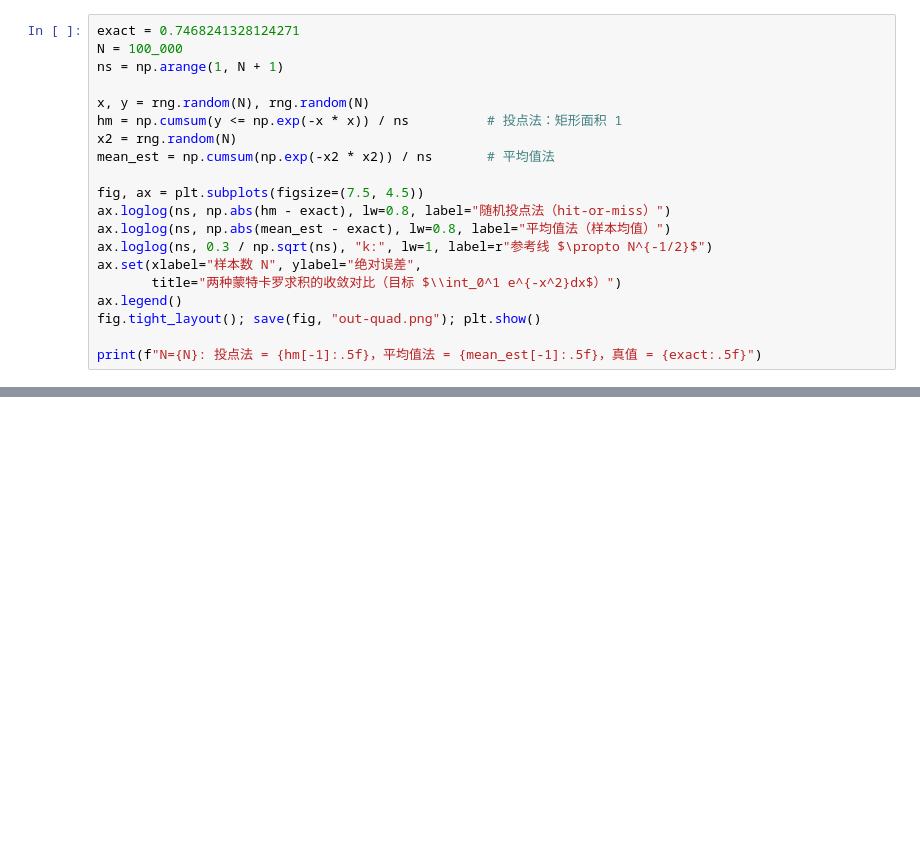
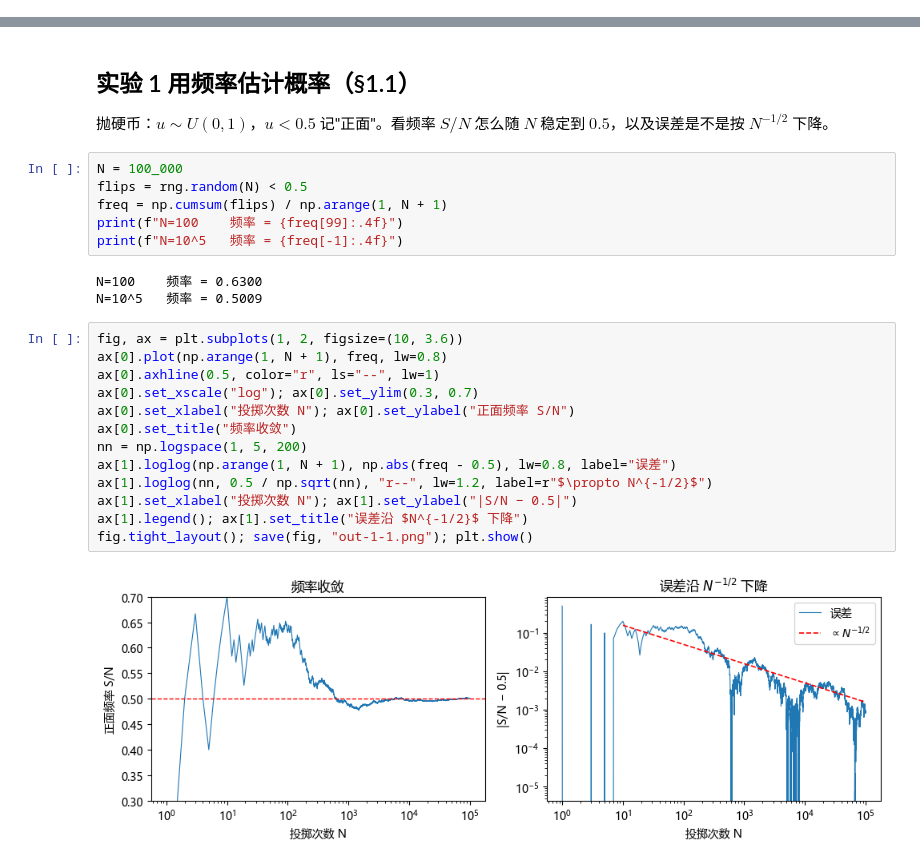
Before and after one commit to linxiawmt/MASAMI-Brain, a Jupyter notebook: docs/mc/nb/ch01.ipynb, the cells around one changed output, grey strips where cells are left out. Drawn from its saved outputs; the diff is of its cells as text; blank space fills up the shorter version.

```diff
--- a/docs/mc/nb/ch01.ipynb
+++ b/docs/mc/nb/ch01.ipynb
@@ -189,20 +0,0 @@ fig.tight_layout(); save(fig, "out-hitormiss.png"); plt.show()
-# %%
-exact = 0.7468241328124271
-N = 100_000
-ns = np.arange(1, N + 1)
-
-x, y = rng.random(N), rng.random(N)
-hm = np.cumsum(y <= np.exp(-x * x)) / ns          # 投点法：矩形面积 1
-x2 = rng.random(N)
-mean_est = np.cumsum(np.exp(-x2 * x2)) / ns       # 平均值法
-
-fig, ax = plt.subplots(figsize=(7.5, 4.5))
-ax.loglog(ns, np.abs(hm - exact), lw=0.8, label="随机投点法（hit-or-miss）")
-ax.loglog(ns, np.abs(mean_est - exact), lw=0.8, label="平均值法（样本均值）")
-ax.loglog(ns, 0.3 / np.sqrt(ns), "k:", lw=1, label=r"参考线 $\propto N^{-1/2}$")
-ax.set(xlabel="样本数 N", ylabel="绝对误差",
-       title="两种蒙特卡罗求积的收敛对比（目标 $\\int_0^1 e^{-x^2}dx$）")
-ax.legend()
-fig.tight_layout(); save(fig, "out-quad.png"); plt.show()
-
-print(f"N={N}: 投点法 = {hm[-1]:.5f}，平均值法 = {mean_est[-1]:.5f}，真值 = {exact:.5f}")
@@ -217,0 +24,28 @@ N=100000: 投点法 = 0.74684，平均值法 = 0.74764，真值 = 0.74682
+# %% [markdown]
+## 实验 1 用频率估计概率（§1.1）
+
+抛硬币：$u\sim U(0,1)$，$u<0.5$ 记"正面"。看频率 $S/N$ 怎么随 $N$ 稳定到 $0.5$，以及误差是不是按 $N^{-1/2}$ 下降。
+# %%
+N = 100_000
+flips = rng.random(N) < 0.5
+freq = np.cumsum(flips) / np.arange(1, N + 1)
+print(f"N=100    频率 = {freq[99]:.4f}")
+print(f"N=10^5   频率 = {freq[-1]:.4f}")
+# %% [output]
+N=100    频率 = 0.6300
+N=10^5   频率 = 0.5009
+# %%
+fig, ax = plt.subplots(1, 2, figsize=(10, 3.6))
+ax[0].plot(np.arange(1, N + 1), freq, lw=0.8)
+ax[0].axhline(0.5, color="r", ls="--", lw=1)
+ax[0].set_xscale("log"); ax[0].set_ylim(0.3, 0.7)
+ax[0].set_xlabel("投掷次数 N"); ax[0].set_ylabel("正面频率 S/N")
+ax[0].set_title("频率收敛")
+nn = np.logspace(1, 5, 200)
+ax[1].loglog(np.arange(1, N + 1), np.abs(freq - 0.5), lw=0.8, label="误差")
+ax[1].loglog(nn, 0.5 / np.sqrt(nn), "r--", lw=1.2, label=r"$\propto N^{-1/2}$")
+ax[1].set_xlabel("投掷次数 N"); ax[1].set_ylabel("|S/N − 0.5|")
+ax[1].legend(); ax[1].set_title("误差沿 $N^{-1/2}$ 下降")
+fig.tight_layout(); save(fig, "out-1-1.png"); plt.show()
+# %% [output]
+[figure, added]
```
Also changed, not shown: parts of 33 cells of this notebook, 23 other files.
